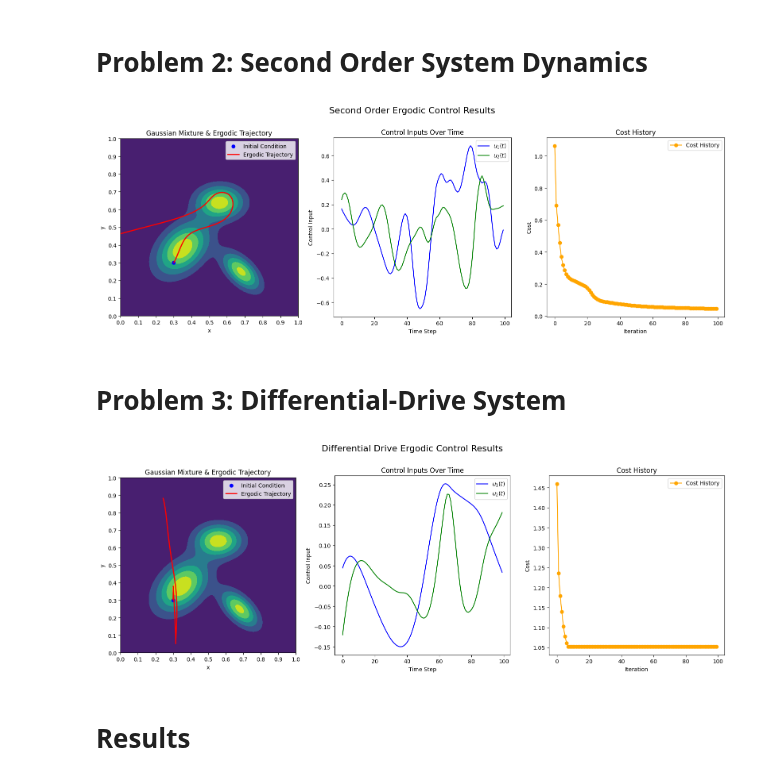
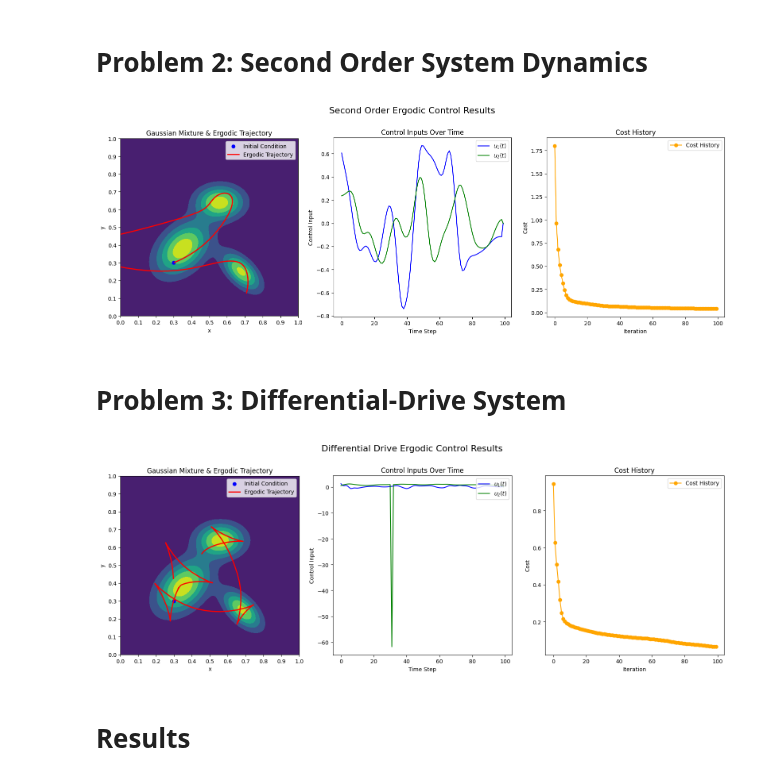
Before and after one commit to Sharwin24/Active-Learning, a Jupyter notebook: homework5/hw5.ipynb, the cells around one changed output. Cells and saved outputs as stored; diff of their text form; code cells hidden in the pictures.

```diff
--- a/homework5/hw5.ipynb
+++ b/homework5/hw5.ipynb
@@ -337,8 +335,8 @@ dt = 0.1
 tsteps = 100
 R = np.diag([0.0001, 0.0001])
 Q_z = np.diag([0.01, 0.01])
-Q_z_double = np.diag([0.01, 0.01, 0.01, 0.01])  # For double integrator
-Q_z_diff_drive = np.diag([0.01, 0.01, 0.01])  # For differential drive
+Q_z_double = np.diag([0.01, 0.01, 0.00001, 0.00001])  # For double integrator
+Q_z_diff_drive = np.diag([0.01, 0.01, 0.00001])  # For differential drive
 R_v = np.diag([0.01, 0.01])
 x0 = np.array([0.3, 0.3])  # Initial condition
 x0_double = np.array([0.3, 0.3, 0.0, 0.0])  # For double integrator
@@ -352,3 +350,22 @@ temp_x_traj = np.array([
     np.sin(np.linspace(0.0, 2*np.pi, tsteps+1))
 ]).T
 init_u_traj = (temp_x_traj[1:, :] - temp_x_traj[:-1, :]) / dt
+print(f"Initial control trajectory shape: {init_u_traj.shape}")
+# Double integrator initial control trajectory
+pos = temp_x_traj               # shape (T+1,2)
+vel = np.diff(pos, axis=0)/dt   # shape (T,2)
+vel = np.vstack((vel, vel[-1]))           # pad to length T
+acc = np.diff(vel, axis=0)/dt   # shape (T-1,2)
+acc = np.vstack((acc, acc[-1], acc[-1]))  # pad to length T
+init_u_traj_double = acc[:tsteps]  # ensure shape is (100, 2)
+print(f"Initial control trajectory for double integrator shape: {init_u_traj_double.shape}")
+# Differential drive initial control trajectory
+pos = temp_x_traj               # (T+1,2)
+vel = np.diff(pos, axis=0)/dt
+vel = np.vstack((vel, vel[-1]))
+v = np.linalg.norm(vel, axis=1)               # forward speed
+theta = np.arctan2(vel[:, 1], vel[:, 0])          # heading
+omega = np.diff(theta)/dt                       # shape (T-1,)
+omega = np.hstack((omega, omega[-1]))           # pad
+init_u_traj_diff = np.vstack((v[:tsteps], omega[:tsteps])).T  # shape (100,2)
+print(f"Initial control trajectory for differential drive shape: {init_u_traj_diff.shape}")
@@ -523,7 +543,7 @@ trajopt_ergodic_double_integrator = iLQR_ergodic_double_integrator(
 )
 # Run the ergodic control for double integrator
 X_traj, U_traj, cost_history = run_ergodic(
-    trajopt_ergodic_double_integrator, x0_double, init_u_traj,
+    trajopt_ergodic_double_integrator, x0_double, init_u_traj_double,
     n_iters=100, alpha=0.5, step0=0.002, name='Second Order'
 )
 plot_controller_results(
@@ -532,7 +552,7 @@ plot_controller_results(
     name='Second Order'
 )
 # %% [output]
-[figure, old version]
+[figure, new version]
 # %% [markdown]
 # Problem 3: Differential-Drive System
 # %%
@@ -570,7 +590,7 @@ class iLQR_ergodic_diff_drive(iLQR_template):
         B = np.zeros((self.x_dim, self.u_dim))
         theta = self.curr_x_traj[t_idx][2]
         B[0, 0] = np.cos(theta)
-        B[0, 1] = np.sin(theta)
+        B[1, 0] = np.sin(theta)
         B[2, 1] = 1.0
         return B
 
@@ -613,21 +633,21 @@ class iLQR_ergodic_diff_drive(iLQR_template):
 # %%
 trajopt_ergodic_diff_drive = iLQR_ergodic_diff_drive(
     dt, tsteps, x_dim=3, u_dim=2, Q_z=Q_z_diff_drive, R_v=R_v,
     R=R, ks=ks, L_list=L_list, lamk_list=lamk_list,
     hk_list=hk_list, phik_list=phik_list
 )
 # Run the ergodic control for differential drive
 X_traj, U_traj, cost_history = run_ergodic(
-    trajopt_ergodic_diff_drive, x0_diff_drive, init_u_traj,
+    trajopt_ergodic_diff_drive, x0_diff_drive, init_u_traj_diff,
     n_iters=100, alpha=0.5, step0=0.002, name='Differential Drive'
 )
 plot_controller_results(
     X_traj, U_traj, cost_history, x0_diff_drive,
     grids, grids_x, grids_y, combined_distribution,
     name='Differential Drive'
 )
 # %% [output]
-[figure, old version]
+[figure, new version]
 # %% [markdown]
 # Results
 # %%
```
Also changed, not shown: parts of 4 cells of this notebook, 3 other files.
